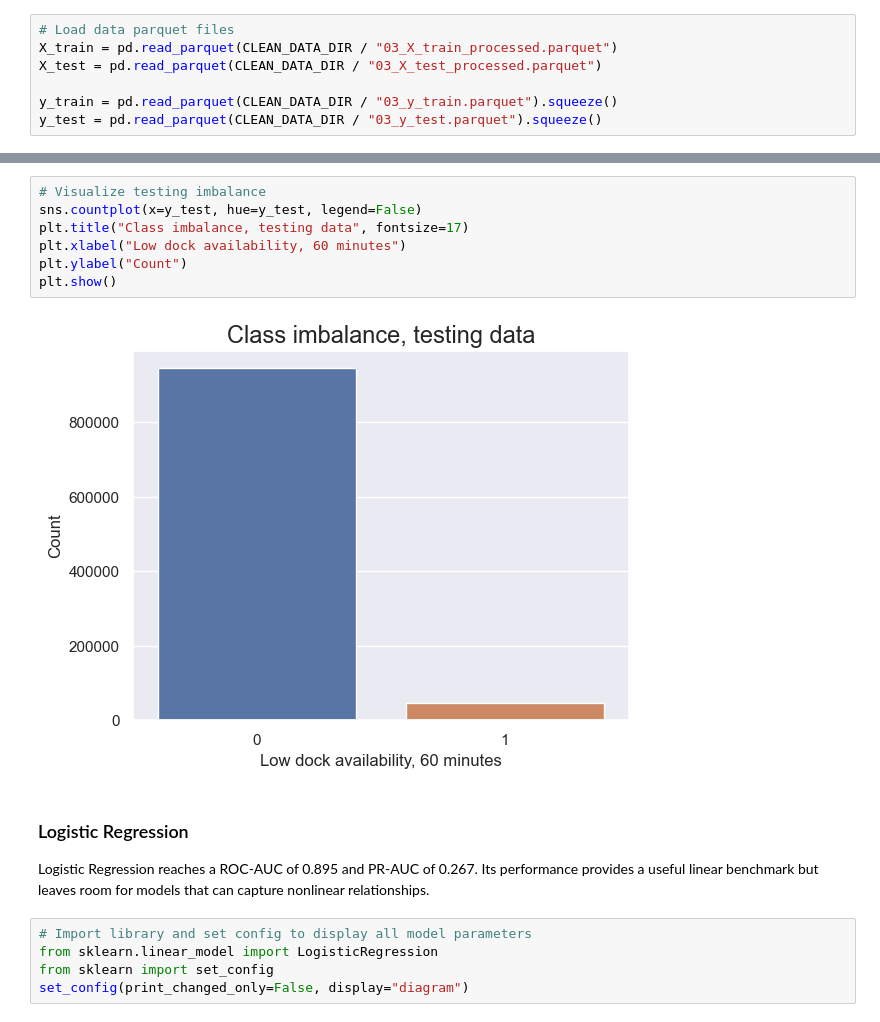
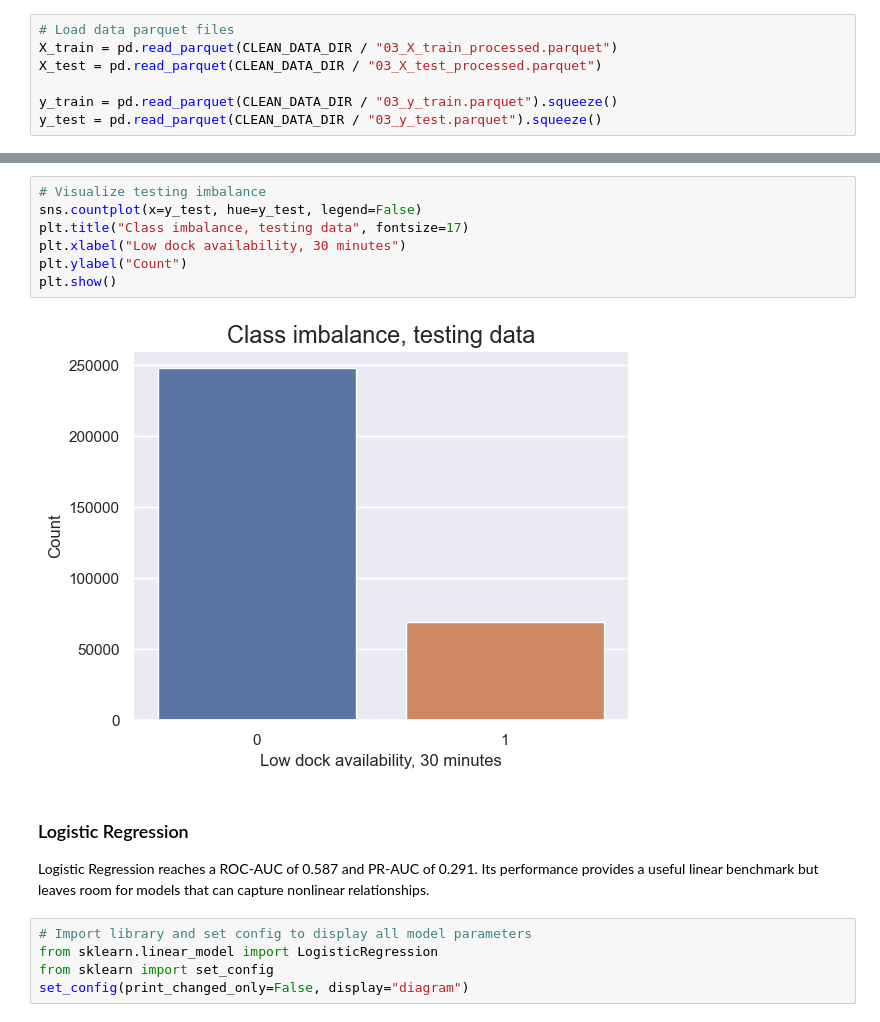
Before and after one commit to jac6779/citi-bike-prediction, a Jupyter notebook: notebooks/04_citi_bike_prediction_modeling.ipynb, the cells around one changed output, grey strips where cells are left out. Saved outputs shown, nothing was run; the diff lists cells and outputs as text.

Commit message:
Modeling refreshed

```diff
--- a/notebooks/04_citi_bike_prediction_modeling.ipynb
+++ b/notebooks/04_citi_bike_prediction_modeling.ipynb
@@ -105,16 +105,16 @@ Name: proportion, dtype: float64
 # %%
 # Visualize testing imbalance
 sns.countplot(x=y_test, hue=y_test, legend=False)
 plt.title("Class imbalance, testing data", fontsize=17)
-plt.xlabel("Low dock availability, 60 minutes")
+plt.xlabel("Low dock availability, 30 minutes")
 plt.ylabel("Count")
 plt.show()
 # %% [output]
-[figure, old version]
+[figure, new version]
 # %% [markdown]
 ### Logistic Regression
 
-Logistic Regression reaches a ROC-AUC of 0.895 and PR-AUC of 0.267. Its performance provides a useful linear benchmark but leaves room for models that can capture nonlinear relationships.
+Logistic Regression reaches a ROC-AUC of 0.587 and PR-AUC of 0.291. Its performance provides a useful linear benchmark but leaves room for models that can capture nonlinear relationships.
 # %%
 # Import library and set config to display all model parameters
 from sklearn.linear_model import LogisticRegression
```
Also changed, not shown: parts of 38 cells of this notebook, 7 other files.
